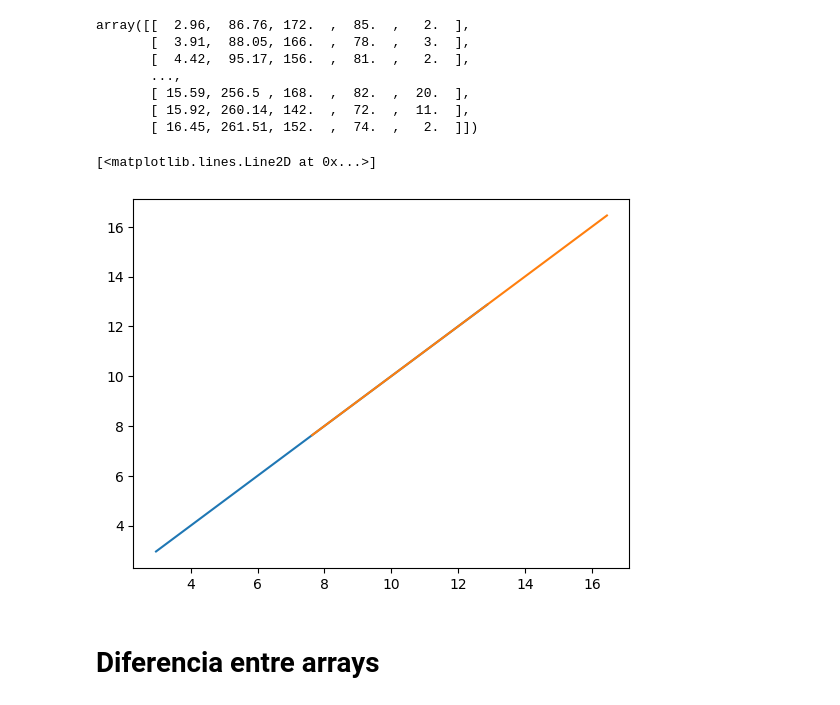
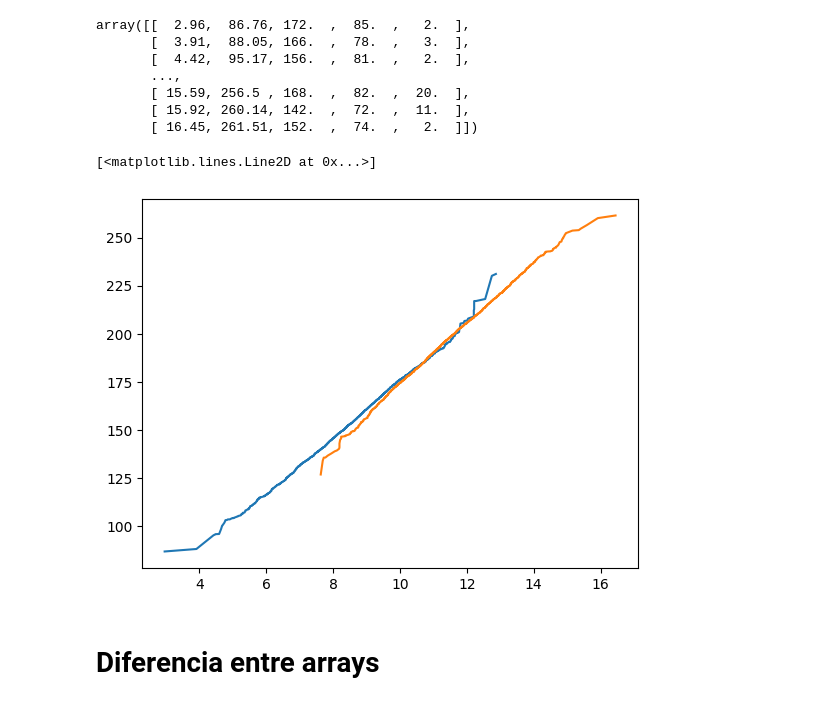
Before and after one commit to JuanDlog/Python_Data_Science, a Jupyter notebook: Numpy.ipynb, the cells around one changed output. Drawn from its saved outputs; the diff is of its cells as text; code cells hidden in the pictures.

```diff
--- a/Numpy.ipynb
+++ b/Numpy.ipynb
@@ -271,16 +271,16 @@ array([[  2.96,  86.76, 172.  ,  85.  ,   2.  ],
 # %%
 import matplotlib.pyplot as plt
 
 diametro_naranja = datos2[:5000, 0]
 diametro_toronja = datos2[5000:, 0]
-peso_naranja = datos2[:5000, 0]
-peso_toronja = datos2[5000:, 0]
+peso_naranja = datos2[:5000, 1]
+peso_toronja = datos2[5000:, 1]
 
 plt.plot(diametro_naranja, peso_naranja)
 plt.plot(diametro_toronja, peso_toronja)
 # %% [output]
 [<matplotlib.lines.Line2D at 0x...>]
-[figure, old version]
+[figure, new version]
 # %% [markdown]
 # Diferencia entre arrays
 # %%
```
Also changed, not shown: parts of 34 cells of this notebook.
